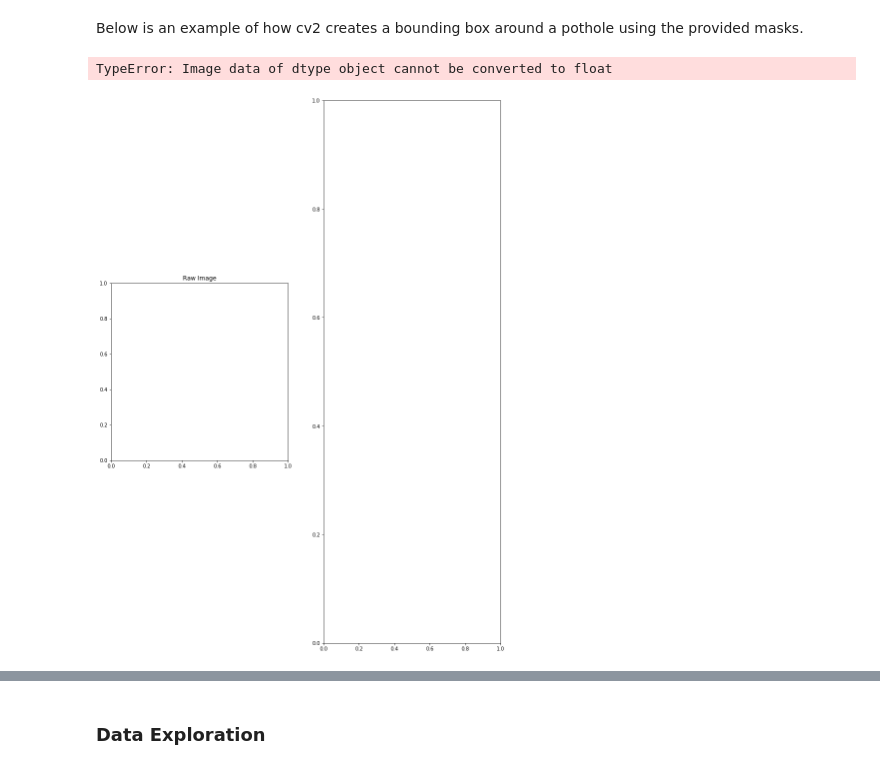
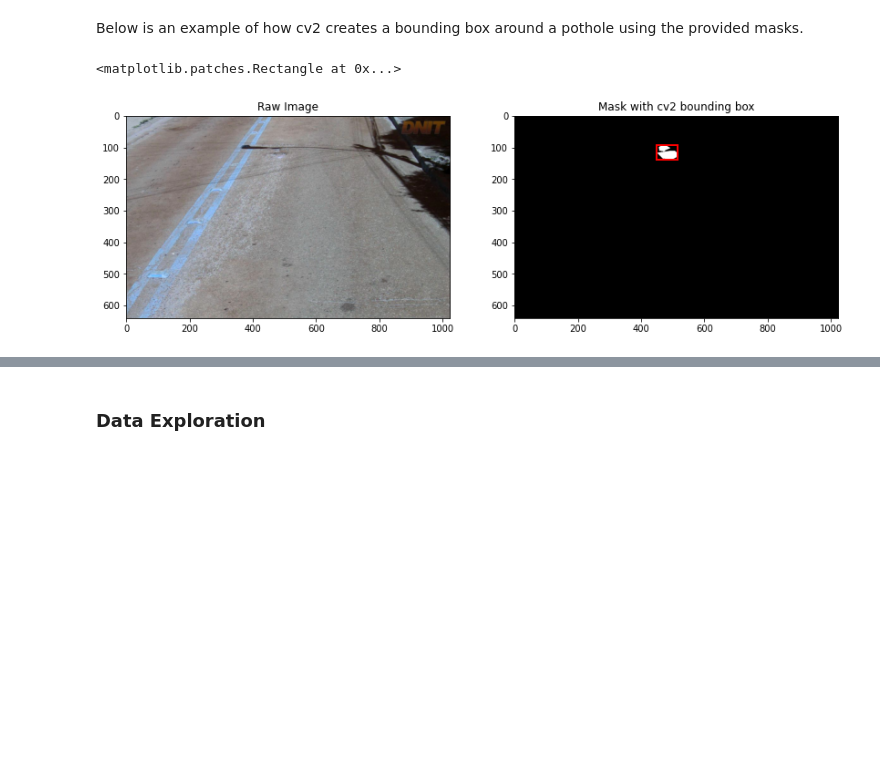
Before and after one commit to T-DEV16/ML-Group-Project-8, a Jupyter notebook: PotholeDetection.ipynb, the cells around one changed output, grey strips where cells are left out. Saved outputs shown, nothing was run; the diff lists cells and outputs as text; code cells hidden in the pictures; blank space fills up the shorter version.

```diff
--- a/PotholeDetection.ipynb
+++ b/PotholeDetection.ipynb
@@ -64,21 +59,21 @@ The first step is to create the dataset with the images, their labels, and the p
 # %% [markdown]
 Below is an example of how cv2 creates a bounding box around a pothole using the provided masks.
 # %%
-master = 'Dataset'
+master = '/content/biankatpas-Cracks-and-Potholes-in-Road-Images-Dataset-1f20054/Dataset'
 path = master + "/820315_ES_259_259ES000000_03060/820315_ES_259_259ES000000_03060_RAW.jpg"
 raw_img = cv2.imread(path)
 path = master + "/820315_ES_259_259ES000000_03060/820315_ES_259_259ES000000_03060_POTHOLE.png"
 mask = cv2.imread(path, 0)
 x,y,w,h = cv2.boundingRect(mask)
 fig, axs = plt.subplots(1,2, figsize=(14,20))
 axs[0].set_title("Raw Image")
 axs[0].imshow(raw_img)
 axs[1].set_title("Mask with cv2 bounding box")
 axs[1].imshow(mask, cmap= 'gray')
 axs[1].add_patch(patches.Rectangle((x,y),w,h, fill=False, edgecolor='red', lw=2))
 # %% [output]
-TypeError: Image data of dtype object cannot be converted to float
+<matplotlib.patches.Rectangle at 0x...>
-[figure, old version]
+[figure, new version]
 # %%
 # Create Train/Validation csv
 imgs = []
```
Also changed, not shown: parts of 7 cells of this notebook.
